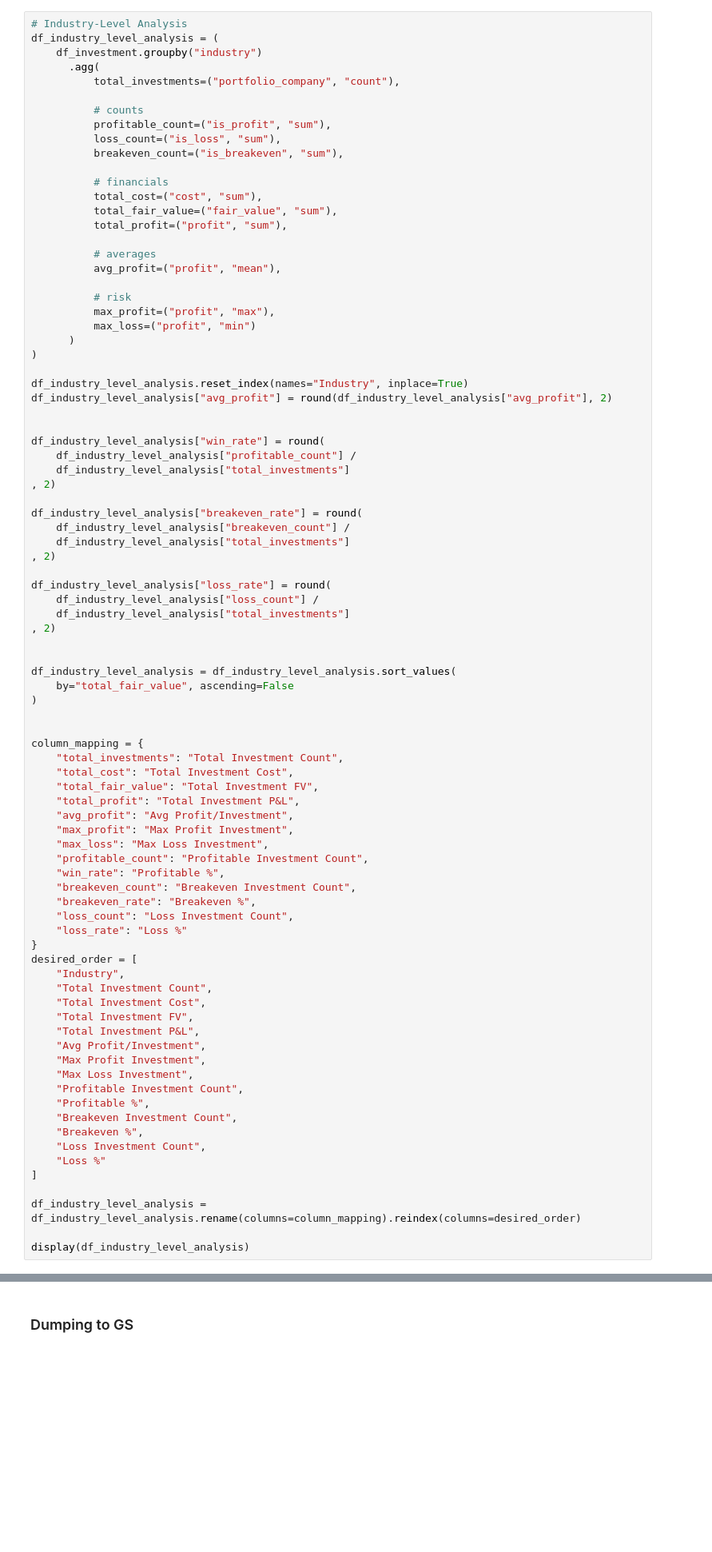
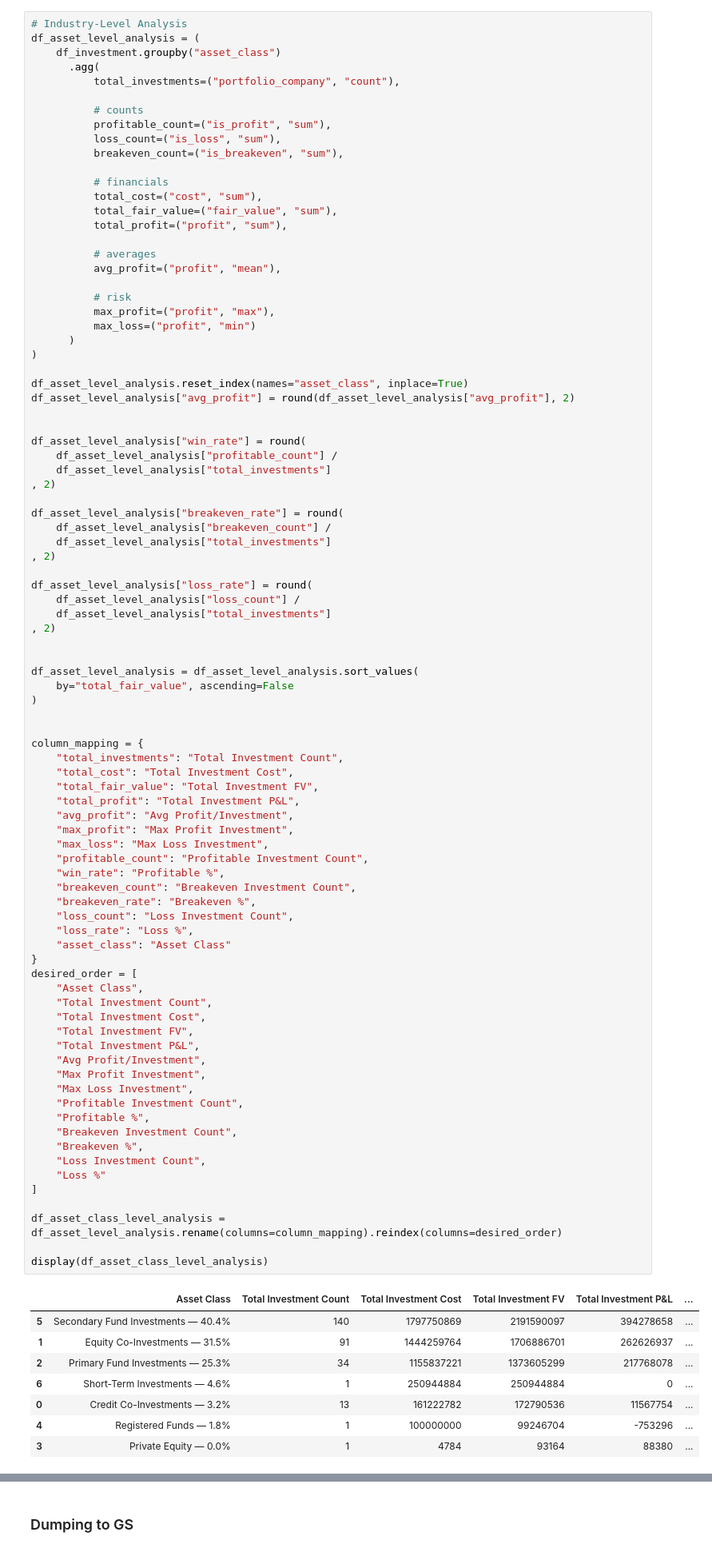
Before and after one commit to HusnainKhanDev/SEC_Funds, a Jupyter notebook: Cascade_Private_Capital_Fund/analysis_v2.ipynb, the cells around one changed output, grey strips where cells are left out. Shown at 80% size. Cells and saved outputs as stored; diff of their text form; blank space fills up the shorter version.

```diff
--- a/Cascade_Private_Capital_Fund/analysis_v2.ipynb
+++ b/Cascade_Private_Capital_Fund/analysis_v2.ipynb
@@ -150,7 +232,7 @@ display(df_company_level_analysis)
 # %%
 # Industry-Level Analysis
-df_industry_level_analysis = (
-    df_investment.groupby("industry")
+df_asset_level_analysis = (
+    df_investment.groupby("asset_class")
       .agg(
           total_investments=("portfolio_company", "count"),
 
@@ -173,27 +255,27 @@ df_industry_level_analysis = (
       )
 )
 
-df_industry_level_analysis.reset_index(names="Industry", inplace=True)
-df_industry_level_analysis["avg_profit"] = round(df_industry_level_analysis["avg_profit"], 2)
+df_asset_level_analysis.reset_index(names="asset_class", inplace=True)
+df_asset_level_analysis["avg_profit"] = round(df_asset_level_analysis["avg_profit"], 2)
 
 
-df_industry_level_analysis["win_rate"] = round(
-    df_industry_level_analysis["profitable_count"] /
-    df_industry_level_analysis["total_investments"]
+df_asset_level_analysis["win_rate"] = round(
+    df_asset_level_analysis["profitable_count"] /
+    df_asset_level_analysis["total_investments"]
 , 2)
 
-df_industry_level_analysis["breakeven_rate"] = round(
-    df_industry_level_analysis["breakeven_count"] /
-    df_industry_level_analysis["total_investments"]
+df_asset_level_analysis["breakeven_rate"] = round(
+    df_asset_level_analysis["breakeven_count"] /
+    df_asset_level_analysis["total_investments"]
 , 2)
 
-df_industry_level_analysis["loss_rate"] = round(
-    df_industry_level_analysis["loss_count"] /
-    df_industry_level_analysis["total_investments"]
+df_asset_level_analysis["loss_rate"] = round(
+    df_asset_level_analysis["loss_count"] /
+    df_asset_level_analysis["total_investments"]
 , 2)
 
 
-df_industry_level_analysis = df_industry_level_analysis.sort_values(
+df_asset_level_analysis = df_asset_level_analysis.sort_values(
     by="total_fair_value", ascending=False
 )
 
@@ -202,35 +284,45 @@ column_mapping = {
     "total_investments": "Total Investment Count",
     "total_cost": "Total Investment Cost",
     "total_fair_value": "Total Investment FV",
     "total_profit": "Total Investment P&L",
     "avg_profit": "Avg Profit/Investment",
     "max_profit": "Max Profit Investment",
     "max_loss": "Max Loss Investment",
     "profitable_count": "Profitable Investment Count",
     "win_rate": "Profitable %",
     "breakeven_count": "Breakeven Investment Count",
     "breakeven_rate": "Breakeven %",
     "loss_count": "Loss Investment Count",
-    "loss_rate": "Loss %"
+    "loss_rate": "Loss %",
+    "asset_class": "Asset Class"
 }
 desired_order = [
-    "Industry",
+    "Asset Class",
     "Total Investment Count",
     "Total Investment Cost",
     "Total Investment FV",
     "Total Investment P&L",
     "Avg Profit/Investment",
     "Max Profit Investment",
     "Max Loss Investment",
     "Profitable Investment Count",
     "Profitable %",
     "Breakeven Investment Count",
     "Breakeven %",
     "Loss Investment Count",
     "Loss %"
 ]
 
-df_industry_level_analysis = df_industry_level_analysis.rename(columns=column_mapping).reindex(columns=desired_order)
+df_asset_class_level_analysis = df_asset_level_analysis.rename(columns=column_mapping).reindex(columns=desired_order)
 
-display(df_industry_level_analysis)
+display(df_asset_class_level_analysis)
+# %% [output]
+|  | Asset Class | Total Investment Count | Total Investment Cost | Total Investment FV | Total Investment P&L | ... |
+| 5 | Secondary Fund Investments — 40.4% | 140 | 1797750869 | 2191590097 | 394278658 | ... |
+| 1 | Equity Co-Investments — 31.5% | 91 | 1444259764 | 1706886701 | 262626937 | ... |
+| 2 | Primary Fund Investments — 25.3% | 34 | 1155837221 | 1373605299 | 217768078 | ... |
+| 6 | Short-Term Investments — 4.6% | 1 | 250944884 | 250944884 | 0 | ... |
+| 0 | Credit Co-Investments — 3.2% | 13 | 161222782 | 172790536 | 11567754 | ... |
+| 4 | Registered Funds — 1.8% | 1 | 100000000 | 99246704 | -753296 | ... |
+| 3 | Private Equity — 0.0% | 1 | 4784 | 93164 | 88380 | ... |
 # %%
```
Also changed, not shown: parts of 18 cells of this notebook, 33 other files.
